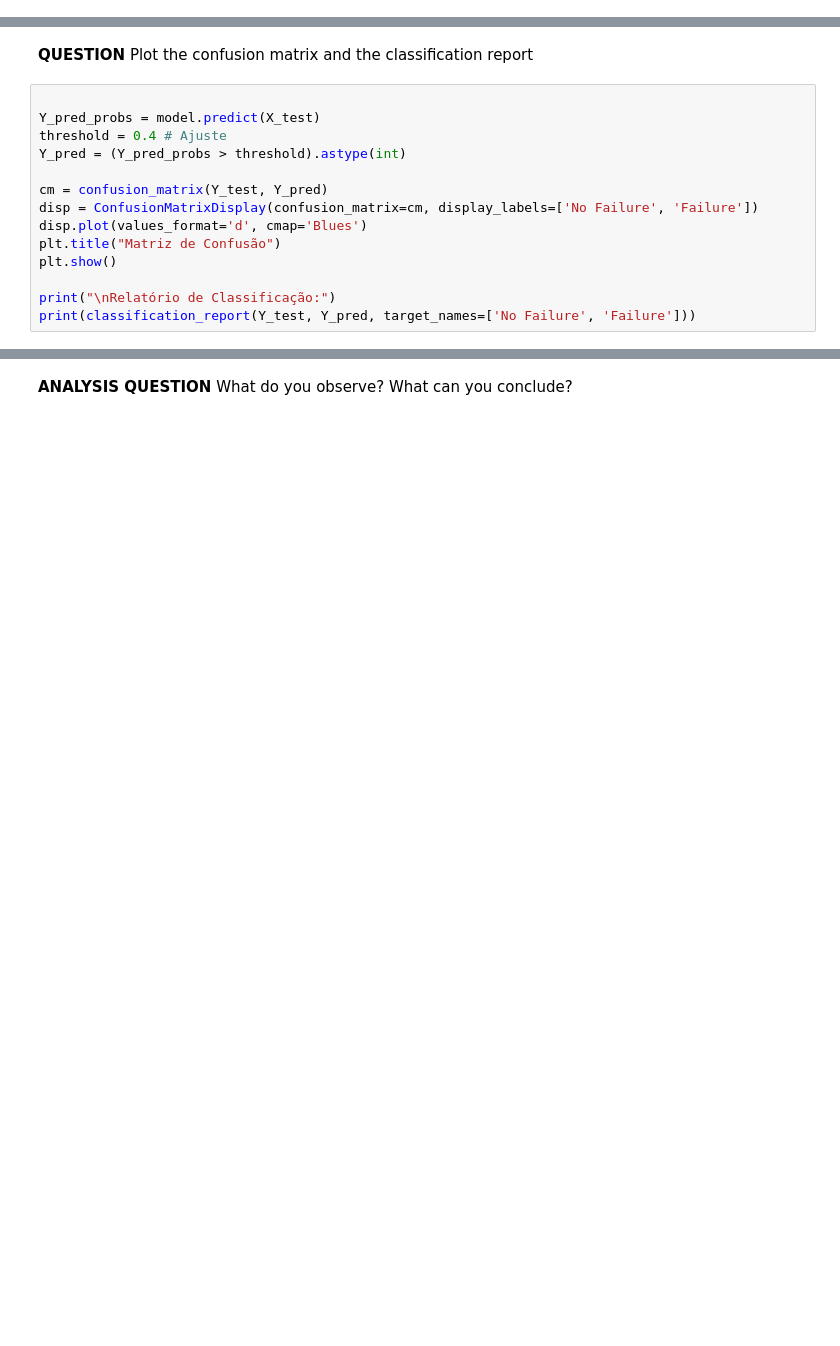
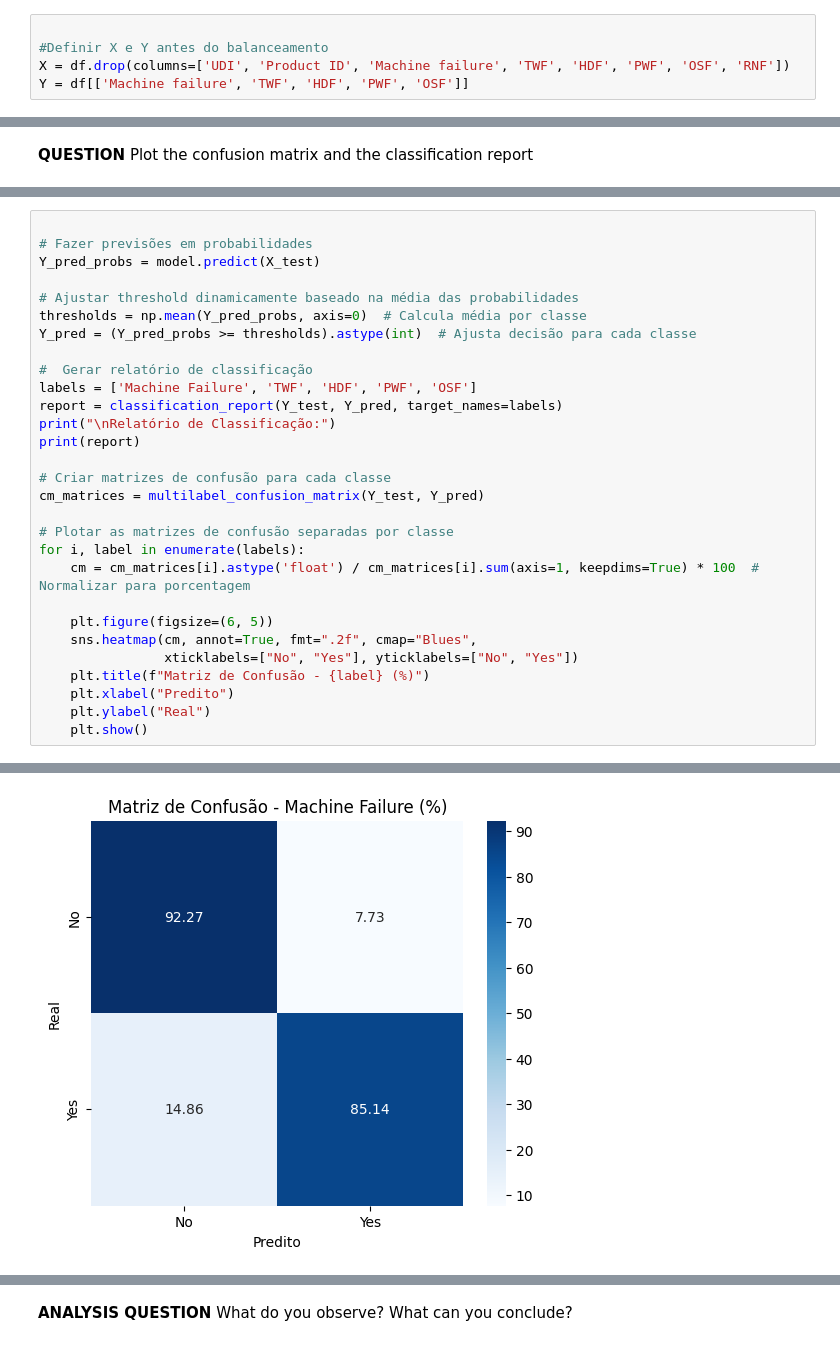
Before and after one commit to LuizSoares001/IA-Embarque, a Jupyter notebook: TP Colab Python/TP_IA_EMBARQUEE_1.ipynb, the cells around one changed output, grey strips where cells are left out. Saved outputs shown, nothing was run; the diff lists cells and outputs as text; blank space fills up the shorter version.

```diff
--- a/TP Colab Python/TP_IA_EMBARQUEE_1.ipynb
+++ b/TP Colab Python/TP_IA_EMBARQUEE_1.ipynb
@@ -498,0 +432,5 @@ dtype: float64
+# %%
+
+#Definir X e Y antes do balanceamento
+X = df.drop(columns=['UDI', 'Product ID', 'Machine failure', 'TWF', 'HDF', 'PWF', 'OSF', 'RNF'])
+Y = df[['Machine failure', 'TWF', 'HDF', 'PWF', 'OSF']]
@@ -593,16 +621,2 @@ ValueError: Data cardinality is ambiguous. Make sure all arrays contain the same
 # %% [markdown]
 **QUESTION** Plot the confusion matrix and the classification report
-# %%
-
-Y_pred_probs = model.predict(X_test)
-threshold = 0.4 # Ajuste
-Y_pred = (Y_pred_probs > threshold).astype(int)
-
-cm = confusion_matrix(Y_test, Y_pred)
-disp = ConfusionMatrixDisplay(confusion_matrix=cm, display_labels=['No Failure', 'Failure'])
-disp.plot(values_format='d', cmap='Blues')
-plt.title("Matriz de Confusão")
-plt.show()
-
-print("\nRelatório de Classificação:")
-print(classification_report(Y_test, Y_pred, target_names=['No Failure', 'Failure']))
@@ -620,0 +623,30 @@ weighted avg       0.95      0.97      0.96      2000
+# %%
+
+# Fazer previsões em probabilidades
+Y_pred_probs = model.predict(X_test)
+
+# Ajustar threshold dinamicamente baseado na média das probabilidades
+thresholds = np.mean(Y_pred_probs, axis=0)  # Calcula média por classe
+Y_pred = (Y_pred_probs >= thresholds).astype(int)  # Ajusta decisão para cada classe
+
+#  Gerar relatório de classificação
+labels = ['Machine Failure', 'TWF', 'HDF', 'PWF', 'OSF']
+report = classification_report(Y_test, Y_pred, target_names=labels)
+print("\nRelatório de Classificação:")
+print(report)
+
+# Criar matrizes de confusão para cada classe
+cm_matrices = multilabel_confusion_matrix(Y_test, Y_pred)
+
+# Plotar as matrizes de confusão separadas por classe
+for i, label in enumerate(labels):
+    cm = cm_matrices[i].astype('float') / cm_matrices[i].sum(axis=1, keepdims=True) * 100  # Normalizar para porcentagem
+
+    plt.figure(figsize=(6, 5))
+    sns.heatmap(cm, annot=True, fmt=".2f", cmap="Blues",
+                xticklabels=["No", "Yes"], yticklabels=["No", "Yes"])
+    plt.title(f"Matriz de Confusão - {label} (%)")
+    plt.xlabel("Predito")
+    plt.ylabel("Real")
+    plt.show()
+# %% [output]
@@ -620,0 +668 @@ weighted avg       0.95      0.97      0.96      2000
+[figure, added]
```
Also changed, not shown: parts of 21 cells of this notebook.
